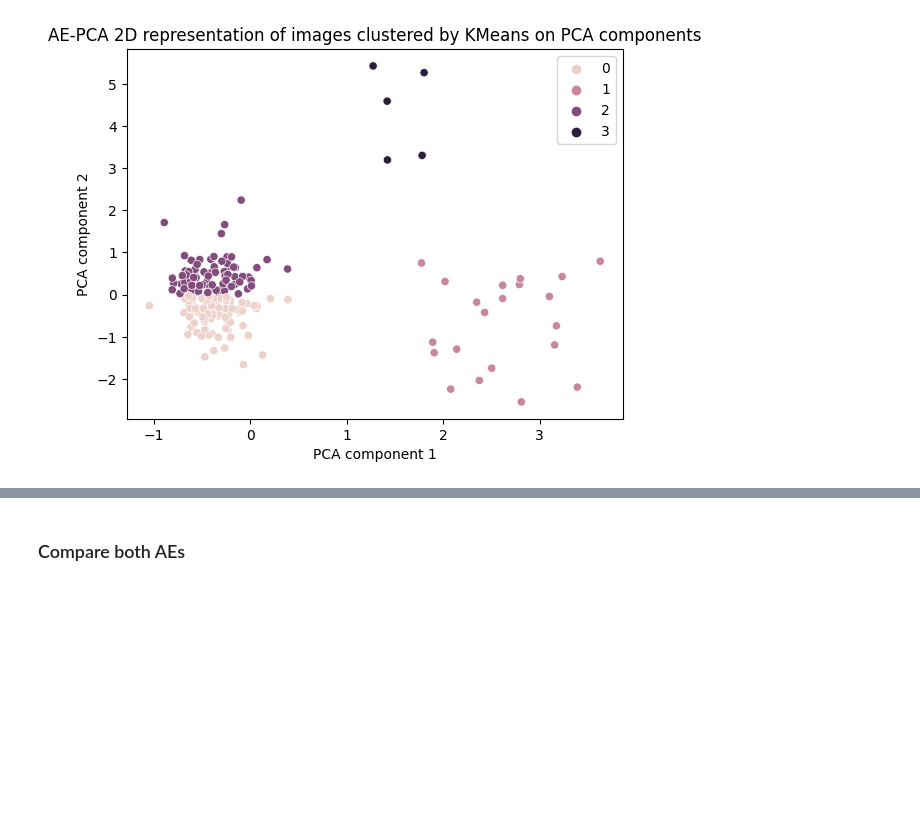
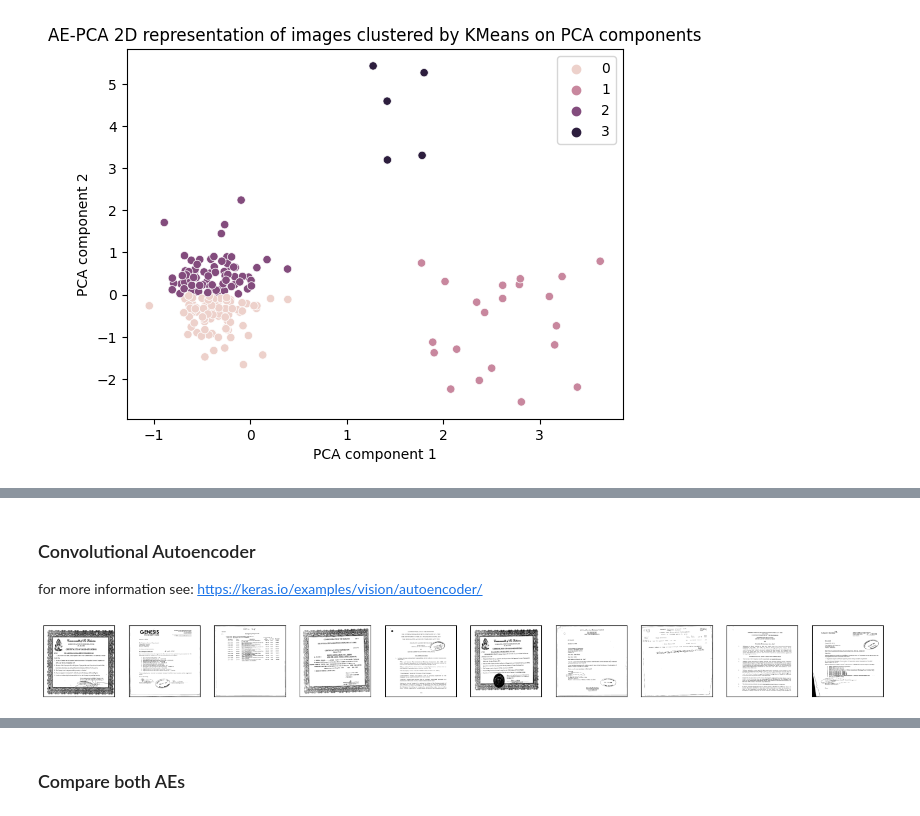
Before and after one commit to KlaraGtknst/topic-analysis-text-data, a Jupyter notebook: autoencoder_images.ipynb, the cells around one changed output, grey strips where cells are left out. Cells and saved outputs as stored; diff of their text form; code cells hidden in the pictures; blank space fills up the shorter version.

Commit message:
feat: added convolutional AE

```diff
--- a/autoencoder_images.ipynb
+++ b/autoencoder_images.ipynb
@@ -393,0 +394,5 @@ Text(0.5, 1.0, 'AE-PCA 2D representation of images clustered by KMeans on PCA co
+# %% [markdown]
+### Convolutional Autoencoder
+for more information see: https://keras.io/examples/vision/autoencoder/
+# %%
+IMG_SIZE_SMALL = IMG_SIZE
@@ -393,0 +436,21 @@ Text(0.5, 1.0, 'AE-PCA 2D representation of images clustered by KMeans on PCA co
+# %%
+preprocessed_images = np.array([np.reshape(a=
+                                    cv2.normalize(
+    cv2.resize(
+        cv2.imread(img, cv2.IMREAD_GRAYSCALE), (IMG_SIZE_SMALL, IMG_SIZE_SMALL)),
+        None, alpha=0, beta=1, norm_type=cv2.NORM_MINMAX, dtype=cv2.CV_32F)
+        , newshape=IMG_SIZE_SMALL**2)
+        for img in image_paths])
+# %%
+# Since we only need images from the dataset to encode and decode, we
+# won't use the labels.
+train_data, test_data = train_test_split(preprocessed_images, test_size=10, random_state=42)
+
+# Normalize and reshape the data
+train_data = preprocess(train_data)
+test_data = preprocess(test_data)
+
+# Display the train data and a version of it with added noise
+display(train_data)
+# %% [output]
+[figure, added]
```
Also changed, not shown: parts of 5 cells of this notebook, 1 other file.
